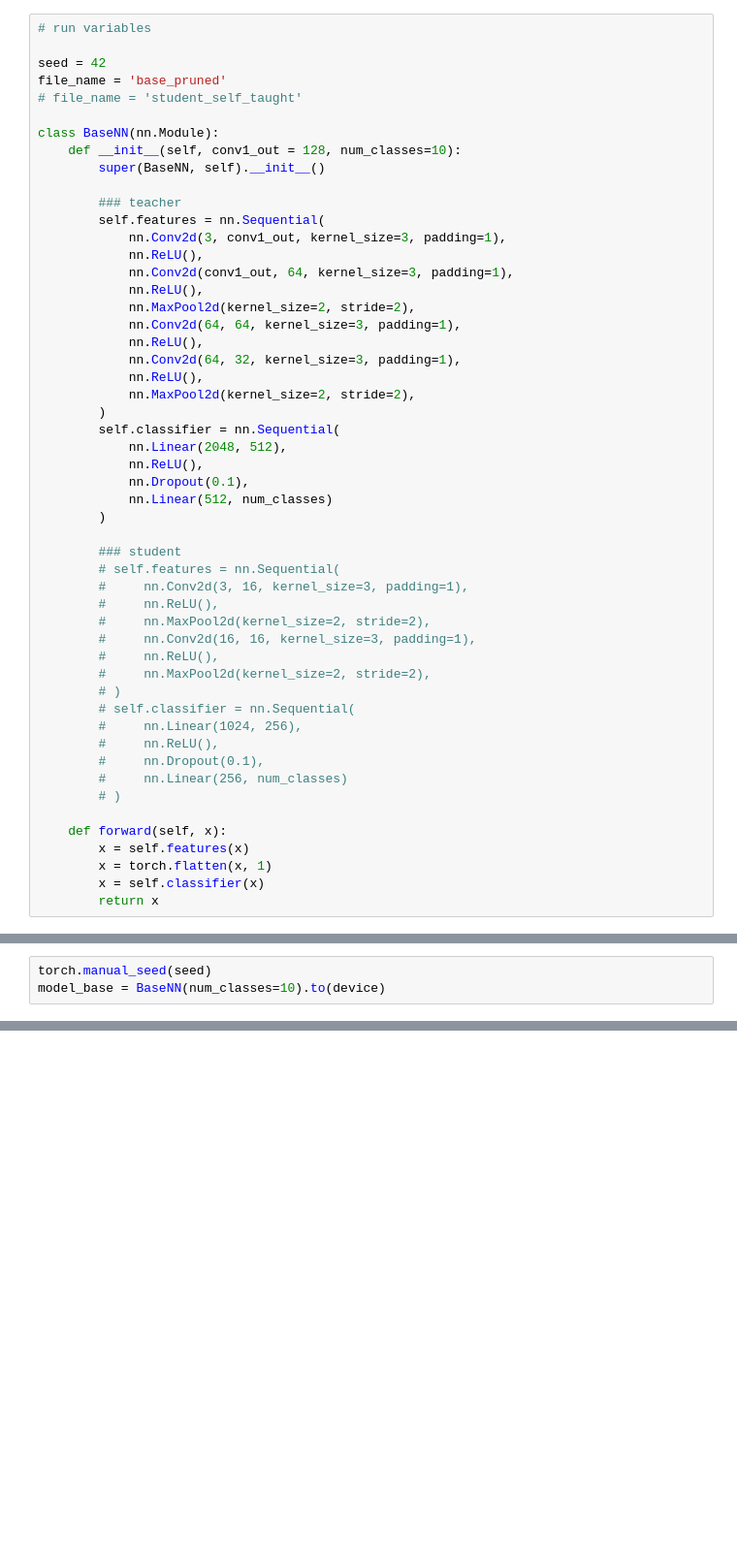
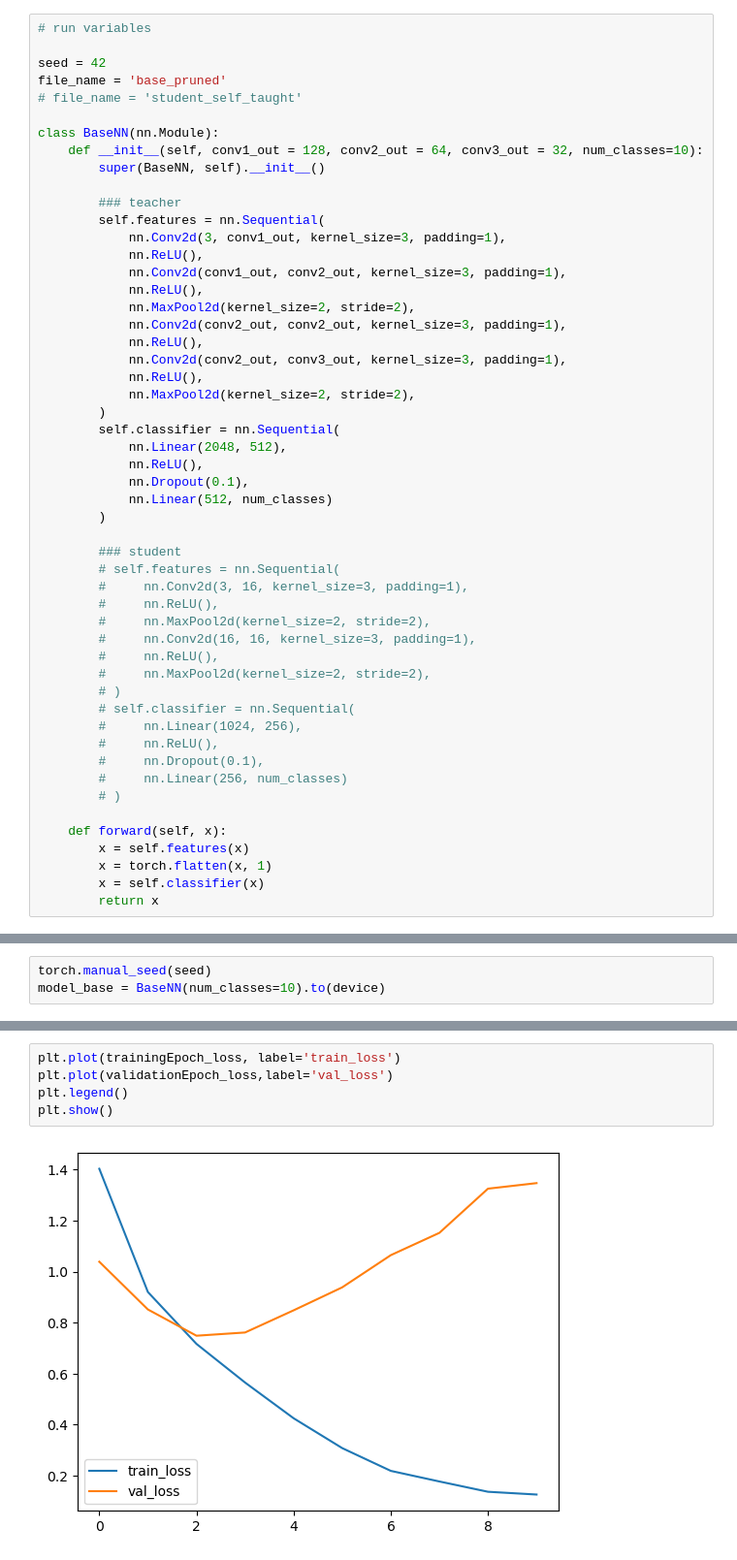
Before and after one commit to aSliwska/ssn-projekt, a Jupyter notebook: src/pruning.ipynb, the cells around one changed output, grey strips where cells are left out. Shown at 97% size. Saved outputs shown, nothing was run; the diff lists cells and outputs as text; blank space fills up the shorter version.

```diff
--- a/src/pruning.ipynb
+++ b/src/pruning.ipynb
@@ -22,19 +22,19 @@ file_name = 'base_pruned'
 # file_name = 'student_self_taught'
 
 class BaseNN(nn.Module):
-    def __init__(self, conv1_out = 128, num_classes=10):
+    def __init__(self, conv1_out = 128, conv2_out = 64, conv3_out = 32, num_classes=10):
         super(BaseNN, self).__init__()
 
         ### teacher
         self.features = nn.Sequential(
             nn.Conv2d(3, conv1_out, kernel_size=3, padding=1),
             nn.ReLU(),
-            nn.Conv2d(conv1_out, 64, kernel_size=3, padding=1),
+            nn.Conv2d(conv1_out, conv2_out, kernel_size=3, padding=1),
             nn.ReLU(),
             nn.MaxPool2d(kernel_size=2, stride=2),
-            nn.Conv2d(64, 64, kernel_size=3, padding=1),
+            nn.Conv2d(conv2_out, conv2_out, kernel_size=3, padding=1),
             nn.ReLU(),
-            nn.Conv2d(64, 32, kernel_size=3, padding=1),
+            nn.Conv2d(conv2_out, conv3_out, kernel_size=3, padding=1),
             nn.ReLU(),
             nn.MaxPool2d(kernel_size=2, stride=2),
         )
@@ -193 +193,8 @@ Test Accuracy: 73.15%
+# %%
+plt.plot(trainingEpoch_loss, label='train_loss')
+plt.plot(validationEpoch_loss,label='val_loss')
+plt.legend()
+plt.show()
+# %% [output]
+[figure, added]
 # %%
```
Also changed, not shown: parts of 22 cells of this notebook, 2 other files.
